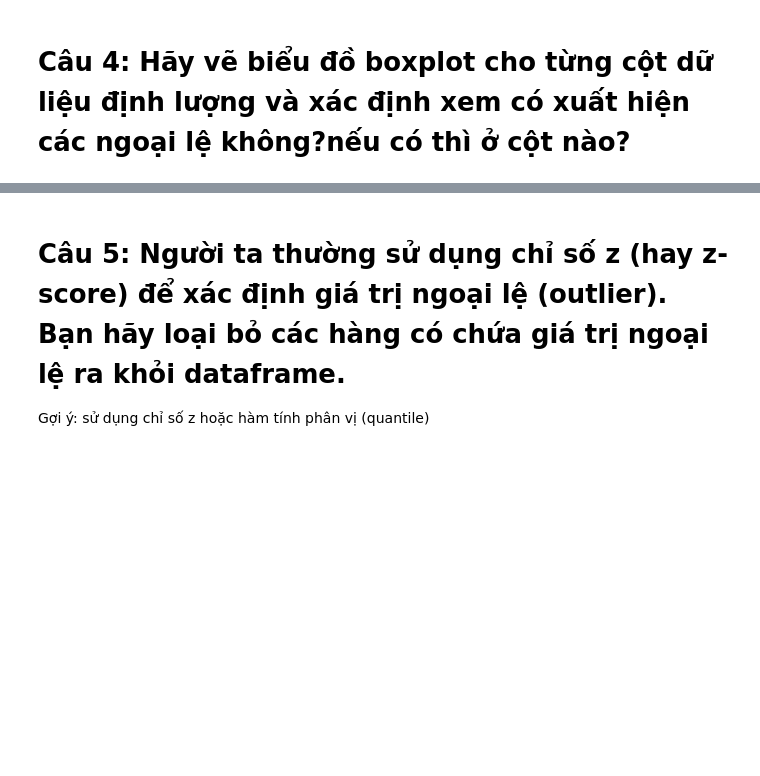
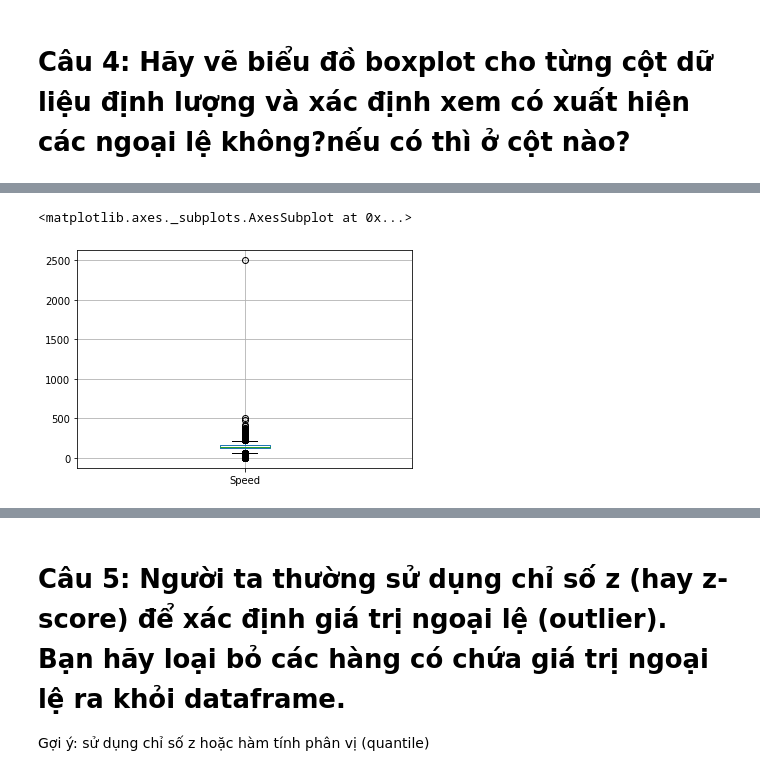
Before and after one commit to hoangnuthuphuong/python, a Jupyter notebook: pandas04.ipynb, the cells around one changed output, grey strips where cells are left out. Drawn from its saved outputs; the diff is of its cells as text; code cells hidden in the pictures; blank space fills up the shorter version.

```diff
--- a/pandas04.ipynb
+++ b/pandas04.ipynb
@@ -108,0 +116,6 @@ Text(0, 0.5, 'Incident Year')
+# %%
+#vẽ biểu đồ boxplot cho Speed
+df.boxplot(['Speed'])
+# %% [output]
+<matplotlib.axes._subplots.AxesSubplot at 0x...>
+[figure, added]
```
Also changed, not shown: parts of 48 cells of this notebook.
